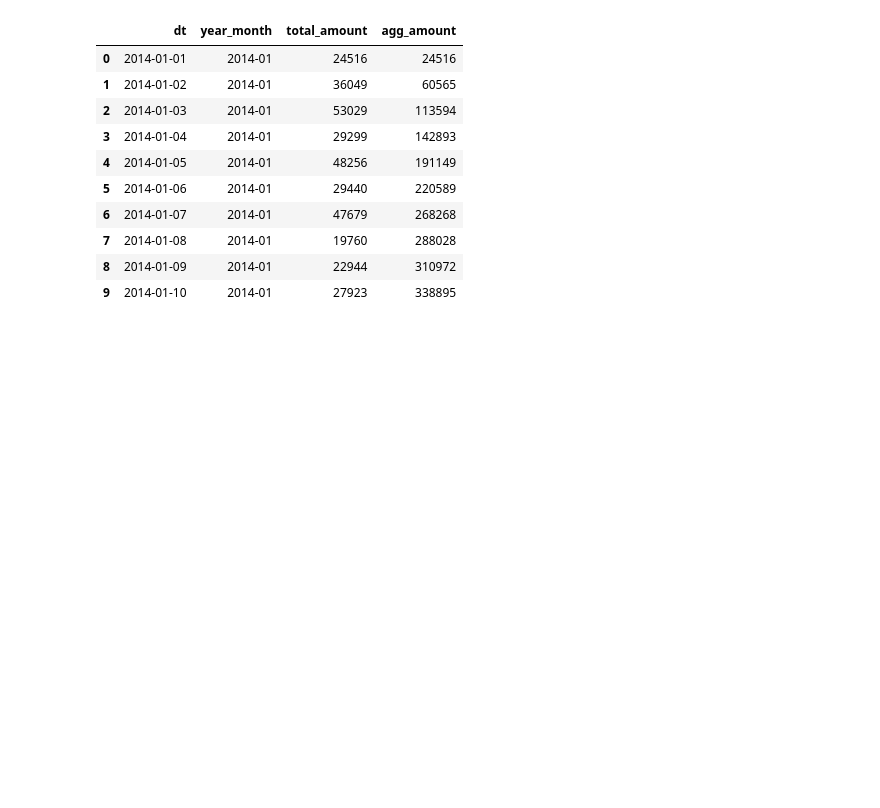
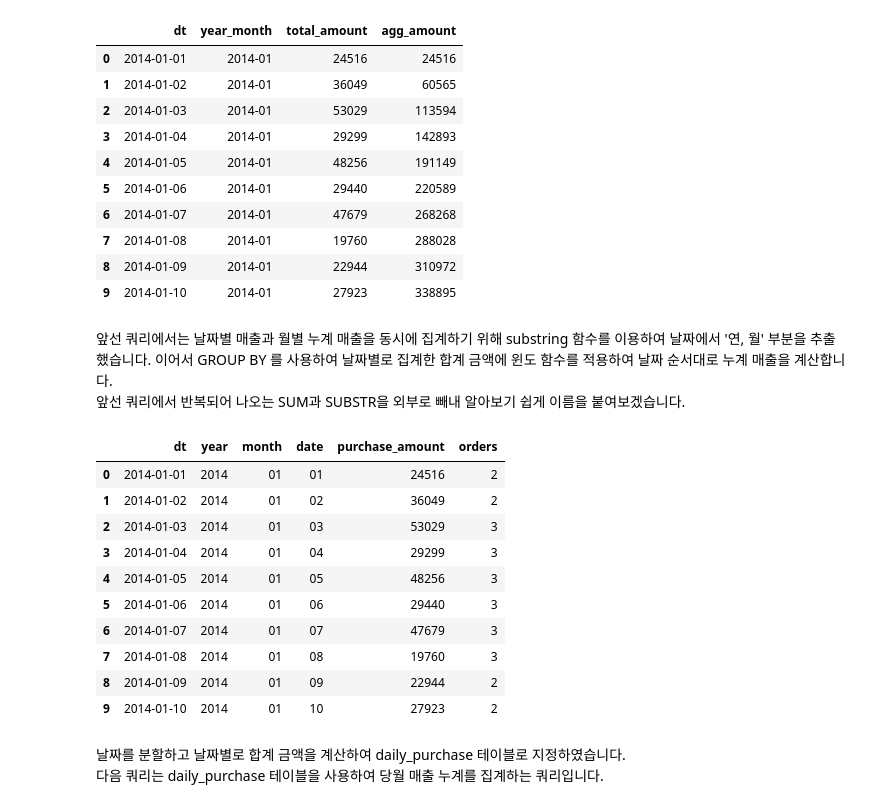
Before and after one commit to yhp2205/SQL, a Jupyter notebook: ch_9.ipynb, the cells around one changed output. Saved outputs shown, nothing was run; the diff lists cells and outputs as text; code cells hidden in the pictures; blank space fills up the shorter version.

```diff
--- a/ch_9.ipynb
+++ b/ch_9.ipynb
@@ -149,3 +149,43 @@ ORDER BY dt
 | 7 | 2014-01-08 | 2014-01 | 19760 | 288028 |
 | 8 | 2014-01-09 | 2014-01 | 22944 | 310972 |
 | 9 | 2014-01-10 | 2014-01 | 27923 | 338895 |
+# %% [markdown]
+앞선 쿼리에서는 날짜별 매출과 월별 누계 매출을 동시에 집계하기 위해 substring 함수를 이용하여 날짜에서 '연, 월' 부분을 추출했습니다. 이어서 GROUP BY 를 사용하여 날짜별로 집계한 합계 금액에 윈도 함수를 적용하여 날짜 순서대로 누계 매출을 계산합니다.
+앞선 쿼리에서 반복되어 나오는 SUM과 SUBSTR을 외부로 빼내 알아보기 쉽게 이름을 붙여보겠습니다.
+# %%
+%%bigquery --project mygcpproject-340112
+  -- 9.4 날짜별 매출을 일시 테이블로 만드는 쿼리
+WITH
+daily_purchase AS (
+  SELECT
+      dt
+      -- '연', '월', '일'을 각각 추출하기
+    , substr(dt, 1, 4) AS year
+    , substr(dt, 6, 2) AS month
+    , substr(dt, 9, 2) AS date
+    , SUM(purchase_amount) AS purchase_amount
+    , COUNT(order_id) AS orders
+  FROM sqldata.purchase_log
+  GROUP BY dt
+)
+SELECT
+  *
+FROM
+  daily_purchase
+ORDER BY dt
+;
+# %% [output]
+|  | dt | year | month | date | purchase_amount | orders |
+| 0 | 2014-01-01 | 2014 | 01 | 01 | 24516 | 2 |
+| 1 | 2014-01-02 | 2014 | 01 | 02 | 36049 | 2 |
+| 2 | 2014-01-03 | 2014 | 01 | 03 | 53029 | 3 |
+| 3 | 2014-01-04 | 2014 | 01 | 04 | 29299 | 3 |
+| 4 | 2014-01-05 | 2014 | 01 | 05 | 48256 | 3 |
+| 5 | 2014-01-06 | 2014 | 01 | 06 | 29440 | 3 |
+| 6 | 2014-01-07 | 2014 | 01 | 07 | 47679 | 3 |
+| 7 | 2014-01-08 | 2014 | 01 | 08 | 19760 | 3 |
+| 8 | 2014-01-09 | 2014 | 01 | 09 | 22944 | 2 |
+| 9 | 2014-01-10 | 2014 | 01 | 10 | 27923 | 2 |
+# %% [markdown]
+날짜를 분할하고 날짜별로 합계 금액을 계산하여 daily_purchase 테이블로 지정하였습니다.
+다음 쿼리는 daily_purchase 테이블을 사용하여 당월 매출 누계를 집계하는 쿼리입니다.
```
